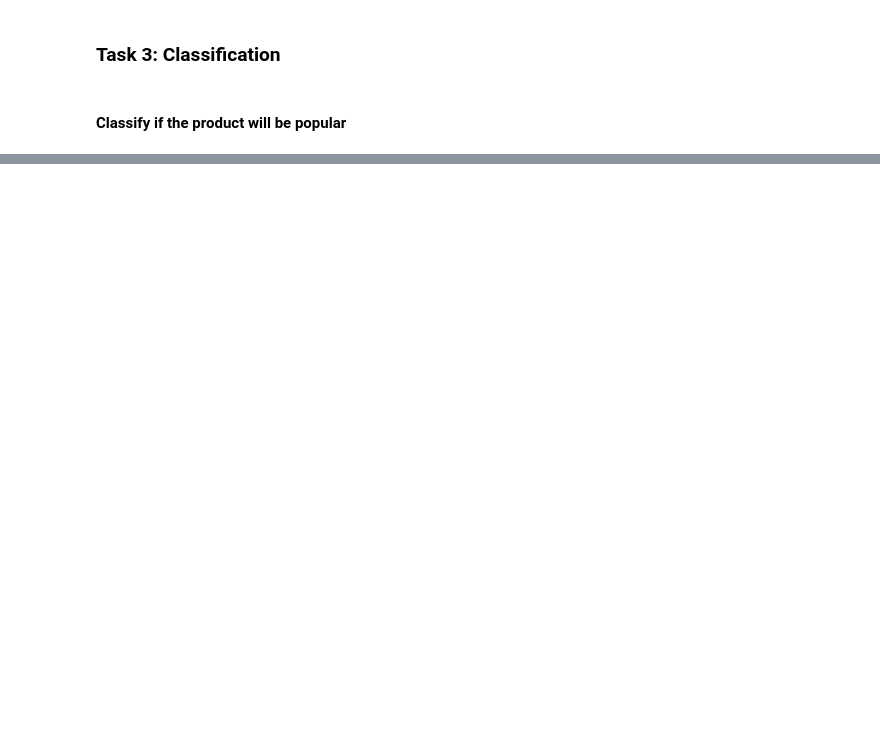
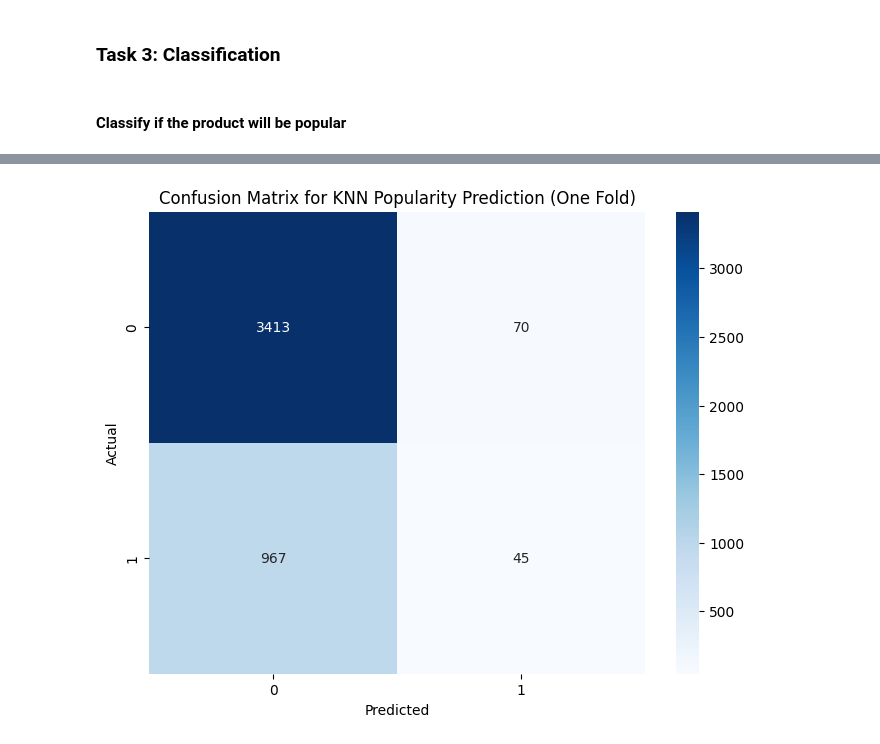
Before and after one commit to kgoel59/BigData, a Jupyter notebook: A1/code/main.ipynb, the cells around one changed output, grey strips where cells are left out. Drawn from its saved outputs; the diff is of its cells as text; code cells hidden in the pictures; blank space fills up the shorter version.

```diff
--- a/A1/code/main.ipynb
+++ b/A1/code/main.ipynb
@@ -509,0 +468,79 @@ Standard Deviation: 0.48%
+# %%
+from sklearn.model_selection import StratifiedKFold, GridSearchCV
+from sklearn.neighbors import KNeighborsClassifier
+from sklearn.metrics import accuracy_score, confusion_matrix, roc_auc_score, precision_recall_curve
+from imblearn.over_sampling import SMOTE
+import pandas as pd
+import seaborn as sns
+import matplotlib.pyplot as plt
+from sklearn.preprocessing import StandardScaler, LabelEncoder
+from sklearn.pipeline import Pipeline
+
+# Set the popularity threshold
+df['popularity'] = df['likes_count'].apply(lambda x: 1 if x > df['likes_count'].mean() else 0)
+
+# Label encoding for categorical features
+le_category = LabelEncoder()
+df['category'] = le_category.fit_transform(df['category'])
+df['is_new'] = df['is_new'].astype(int)
+
+# Select features and target
+X = df[['category', 'current_price', 'is_new', 'raw_price']]
+y = df['popularity']
+
+# Normalize the features
+scaler = StandardScaler()
+X_scaled = scaler.fit_transform(X)
+
+# Use Stratified K-Fold Cross-Validation
+skf = StratifiedKFold(n_splits=10, shuffle=True, random_state=42)
+knn = KNeighborsClassifier()
+
+# Hyperparameter tuning with GridSearchCV
+param_grid = {
+    'n_neighbors': [i for i in range(0,20,2)],
+    'weights': ['uniform'],
+    'metric': ['manhattan']
+}
+grid_search = GridSearchCV(knn, param_grid, cv=skf, scoring='accuracy')
+grid_search.fit(X_scaled, y)
+
+# Best parameters
+print(f"Best Parameters: {grid_search.best_params_}")
+
+# Cross-validation with the best estimator
+cv_scores = cross_val_score(grid_search.best_estimator_, X_scaled, y, cv=skf, scoring='accuracy')
+
+# Print average accuracy and standard deviation
+print(f'Average Accuracy: {cv_scores.mean() * 100:.2f}%')
+print(f'Standard Deviation: {cv_scores.std() * 100:.2f}%')
+
+# Evaluate confusion matrix and ROC-AUC for each fold
+for train_index, test_index in skf.split(X_scaled, y):
+    X_train, X_test = X_scaled[train_index], X_scaled[test_index]
+    y_train, y_test = y.iloc[train_index], y.iloc[test_index]
+
+    # Fit model and make predictions
+    model = grid_search.best_estimator_
+    model.fit(X_train, y_train)
+    y_pred = model.predict(X_test)
+    y_prob = model.predict_proba(X_test)[:, 1]
+
+    # Evaluate the model
+    accuracy = accuracy_score(y_test, y_pred)
+    cm = confusion_matrix(y_test, y_pred)
+
+    print(f'Accuracy for this fold: {accuracy * 100:.2f}%')
+    print('Confusion Matrix for this fold:')
+    print(cm)
+
+    # Plot confusion matrix
+    plt.figure(figsize=(8, 6))
+    sns.heatmap(cm, annot=True, fmt='d', cmap='Blues')
+    plt.xlabel('Predicted')
+    plt.ylabel('Actual')
+    plt.title('Confusion Matrix for KNN Popularity Prediction (One Fold)')
+    plt.show()
+
+    break
+# %% [output]
@@ -510 +571,2 @@ Standard Deviation: 0.48%
+[figure, added]
 # %%
```
Also changed, not shown: parts of 14 cells of this notebook, 13 other files.
